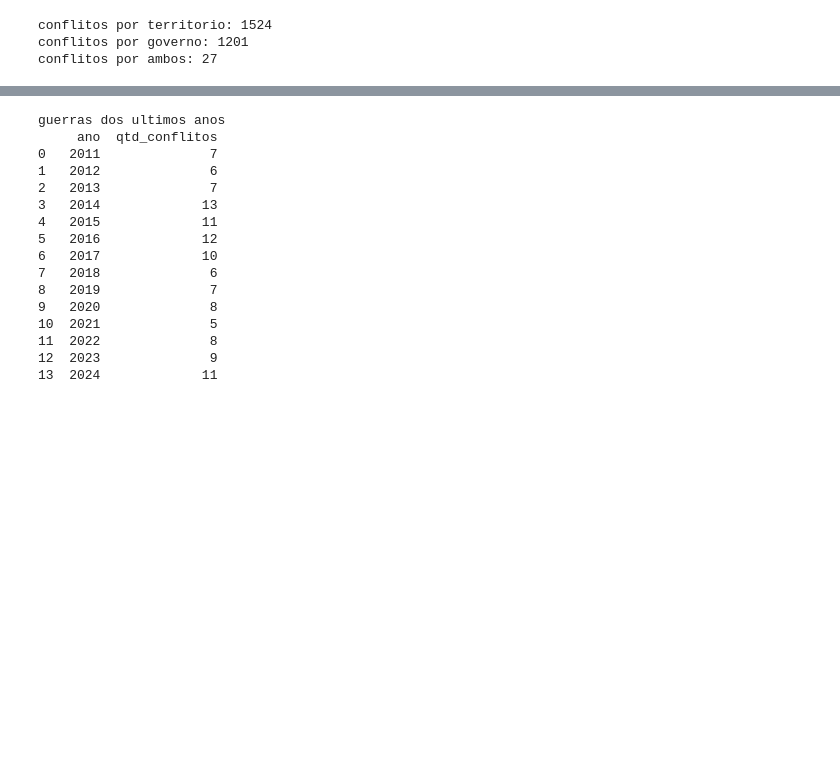
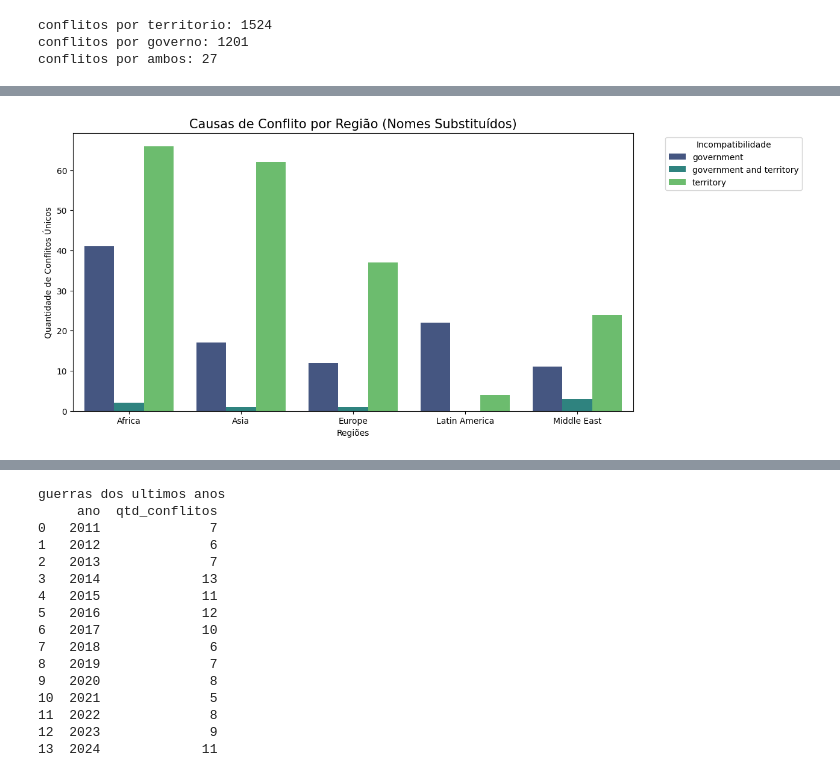
Before and after one commit to IuryFranca15/Conflitos_armados_database, a Jupyter notebook: conflitos.ipynb, the cells around one changed output, grey strips where cells are left out. Cells and saved outputs as stored; diff of their text form; code cells hidden in the pictures; blank space fills up the shorter version.

```diff
--- a/conflitos.ipynb
+++ b/conflitos.ipynb
@@ -68,0 +72,23 @@ print(ano)
+# %%
+import numpy as np
+
+df['regioes_nomes'] = np.where(df['regioes'].astype(str).str.contains('1'), 'Europe',
+                      np.where(df['regioes'].astype(str).str.contains('2'), 'Middle East',
+                      np.where(df['regioes'].astype(str).str.contains('3'), 'Asia',
+                      np.where(df['regioes'].astype(str).str.contains('4'), 'Africa',
+                      np.where(df['regioes'].astype(str).str.contains('5'), 'Latin America', '?')))))
+
+df_explodido = df.explode('regioes')
+
+resumo = df_explodido.groupby(['regioes_nomes', 'incompatibility'])['conflict_id'].nunique().reset_index()
+
+plt.figure(figsize=(12, 6))
+sns.barplot(data=resumo, x="regioes_nomes", y="conflict_id", hue="incompatibility", palette="viridis")
+plt.title('Causas de Conflito por Região (Nomes Substituídos)', fontsize=15)
+plt.xlabel('Regiões')
+plt.ylabel('Quantidade de Conflitos Únicos')
+plt.legend(title='Incompatibilidade', bbox_to_anchor=(1.05, 1), loc='upper left')
+plt.show()
+plt.show()
+# %% [output]
+[figure, added]
```
Also changed, not shown: parts of 13 cells of this notebook, 4 other files.
